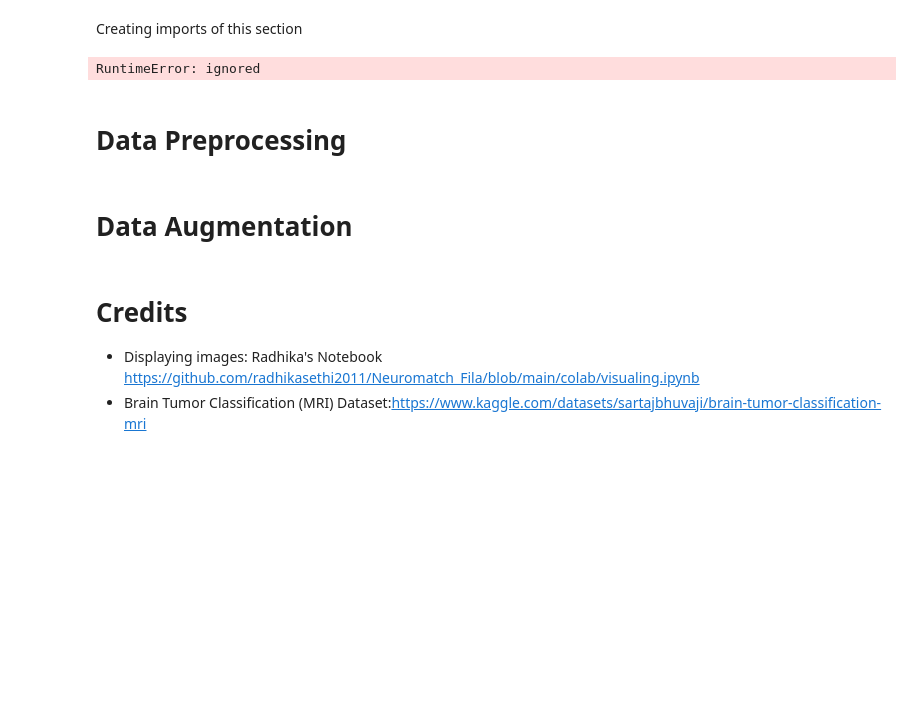
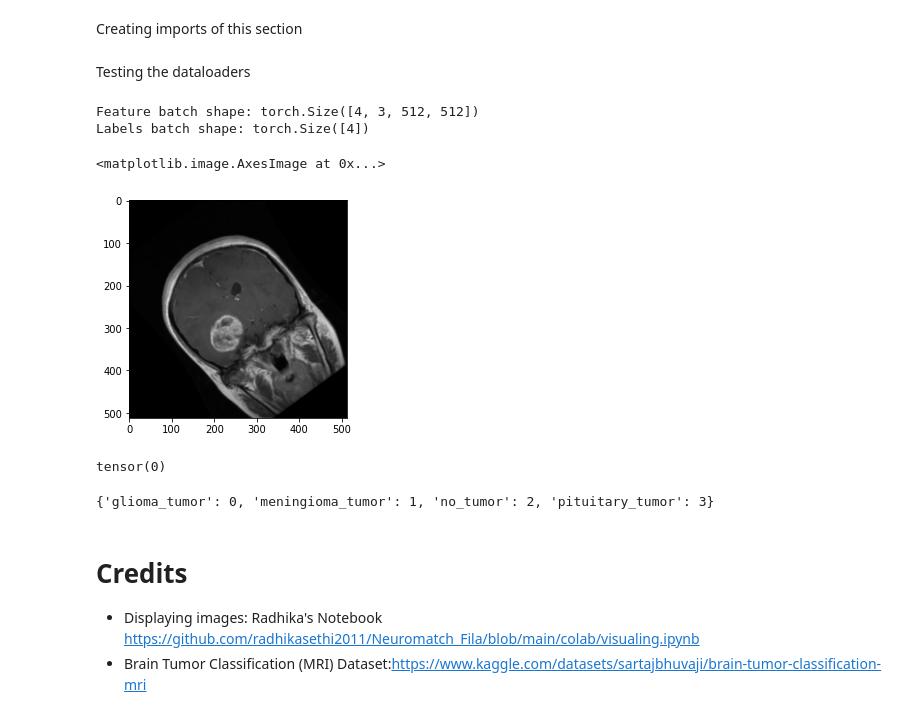
Before and after one commit to radhikasethi2011/Neuromatch_Fila, a Jupyter notebook: colab/Maria's Code/2.Data Preprocessing.ipynb, the cells around one changed output. Saved outputs shown, nothing was run; the diff lists cells and outputs as text; code cells hidden in the pictures; blank space fills up the shorter version.

Commit message:
Basic EDA and first attempt at doing dataloaders and torch augmentations

```diff
--- a/colab/Maria's Code/2.Data Preprocessing.ipynb
+++ b/colab/Maria's Code/2.Data Preprocessing.ipynb
@@ -177,11 +259,15 @@ from torch.utils.data import DataLoader
 # %%
 # Data Augmentation using transforms
 train_transforms = transforms.Compose([
-                                     transforms.RandomHorizontalFlip(p=0.1),
-                                     transforms.RandomVerticalFlip(p=0.1),
-                                     transforms.ToTensor(),
-                                     transforms.Normalize((0.5, 0.5, 0.5),
-                                                          (0.5, 0.5, 0.5))
+                                        transforms.Resize(512),
+                                        transforms.RandomCrop(512),
+                                        transforms.RandomHorizontalFlip(p=0.5),
+                                        transforms.GaussianBlur(kernel_size=(5, 9), sigma=(0.1, 5)),
+                                        transforms.RandomVerticalFlip(p=0.5),
+                                        transforms.RandomRotation(degrees=(30, 70)),
+                                        transforms.ToTensor(),
+                                        # transforms.Normalize((0.5, 0.5, 0.5),
+                                        #                       (0.5, 0.5, 0.5))
                                      ])
 
 data_path = pathlib.Path('.')/'afhq'  # Using pathlib to be compatible with all OS's
@@ -222,20 +290,29 @@ train_dataloader = DataLoader(
     train_ds, batch_size=BATCH_SIZE, shuffle=True,
     num_workers=NUM_WORKERS, pin_memory=True
 )
-# %%
-# Display image and label.
-train_features, train_labels = next(iter(train_dataloader))
-print(f"Feature batch shape: {train_features.size()}")
-print(f"Labels batch shape: {train_labels.size()}")
-img = train_features[0].squeeze()
-label = train_labels[0]
-img = img.reshape(1,2,0)
-plt.imshow(img)
-plt.show()
-print(f"Label: {label}")
-# %% [output]
-RuntimeError: ignored
-# %% [markdown]
-# **Data Preprocessing**
-# %% [markdown]
-# **Data Augmentation**
+# %% [markdown]
+Testing the dataloaders
+# %%
+#Dataloaders output a 4 dimensional tensor - [batch, channel, height, width]
+batch = next(iter(train_dataloader))
+train_images_batch, train_labels_batch = batch
+print(f"Feature batch shape: {train_images_batch.size()}")
+print(f"Labels batch shape: {train_labels_batch.size()}")
+# %% [output]
+Feature batch shape: torch.Size([4, 3, 512, 512])
+Labels batch shape: torch.Size([4])
+# %%
+image = train_images_batch[0]
+image = image.permute(1,2,0)
+plt.imshow(image)
+# %% [output]
+<matplotlib.image.AxesImage at 0x...>
+[figure, added]
+# %%
+train_labels_batch[0]
+# %% [output]
+tensor(0)
+# %%
+train_ds.class_to_idx
+# %% [output]
+{'glioma_tumor': 0, 'meningioma_tumor': 1, 'no_tumor': 2, 'pituitary_tumor': 3}
```
Also changed, not shown: parts of 21 cells of this notebook, 2 other files.
